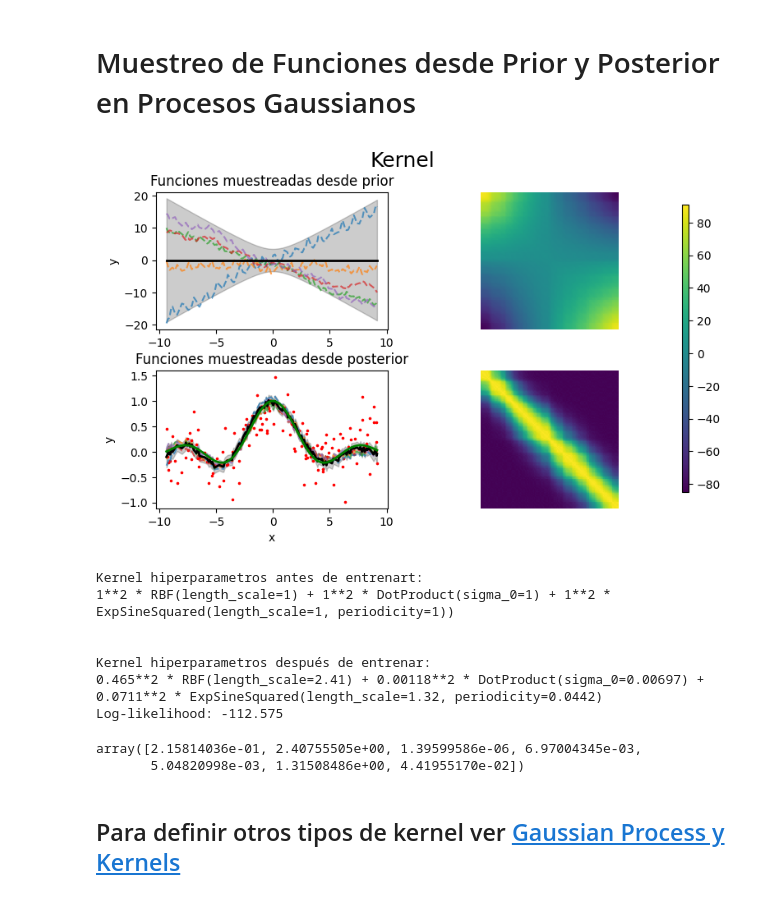
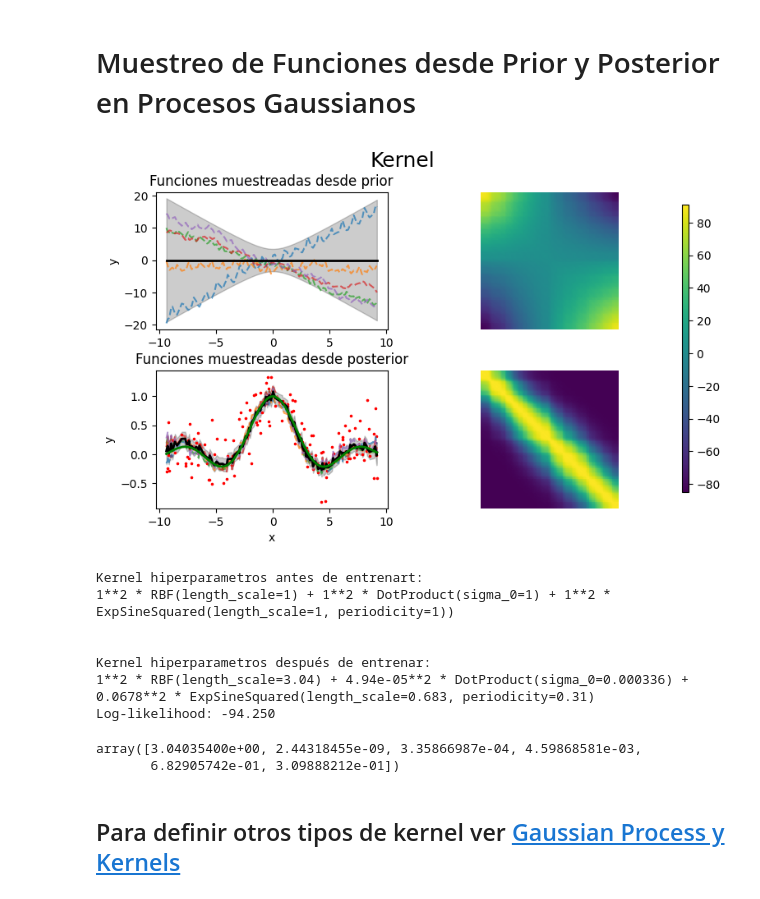
Before and after one commit to amalvarezme/AprendizajeMaquina, a Jupyter notebook: 2_Kernels_GaussianProcess/2_GaussianProcess_Regression.ipynb, the cells around one changed output. Saved outputs shown, nothing was run; the diff lists cells and outputs as text; code cells hidden in the pictures.

```diff
--- a/2_Kernels_GaussianProcess/2_GaussianProcess_Regression.ipynb
+++ b/2_Kernels_GaussianProcess/2_GaussianProcess_Regression.ipynb
@@ -249,7 +249,7 @@ ind_ = np.argsort(X_test,axis=0).reshape(-1)
 #definir gpr
 alpha = 0.1#*1/np.var(y_train)#1e-5
 #kernel
-kernel = ConstantKernel(constant_value=1.0, constant_value_bounds=(0.0, 10.0))*RBF(length_scale=1,length_scale_bounds=(1e-1, 10.0))+ConstantKernel(constant_value=1.0, constant_value_bounds=(0.0, 10.0))*DotProduct(sigma_0=1.0, sigma_0_bounds=(1e-05, 100000.0))+ConstantKernel(constant_value=1.0, constant_value_bounds=(0.0, 10.0))*ExpSineSquared(length_scale=1.0, periodicity=1.0, length_scale_bounds=(1e-05, 100000.0), periodicity_bounds=(1e-05, 100000.0))
+kernel = ConstantKernel(constant_value=1.0, constant_value_bounds='fixed')*RBF(length_scale=1,length_scale_bounds=(1e-1, 10.0))+ConstantKernel(constant_value=1.0, constant_value_bounds=(0.0, 10.0))*DotProduct(sigma_0=1.0, sigma_0_bounds=(1e-05, 100000.0))+ConstantKernel(constant_value=1.0, constant_value_bounds=(0.0, 10.0))*ExpSineSquared(length_scale=1.0, periodicity=1.0, length_scale_bounds=(1e-05, 100000.0), periodicity_bounds=(1e-05, 100000.0))
 #crear gpr
 gpr = GaussianProcessRegressor(kernel=kernel, alpha=alpha, random_state=0)#crear objeto gpr
 
@@ -275,46 +275,46 @@ plot_gpr_samples(gpr,  X_test[ind_,0].reshape(-1,1), X_test[ind_,0].ravel(),
 axs[1,0].scatter(X_test[ind_, 0], y_test[ind_], color="red",marker='.',s=10)
 axs[1,0].plot(X_test[ind_, 0], y[test_i][ind_], color="g",lw=2) #target ytest
 axs[1,0].set_title("Funciones muestreadas desde posterior")
 
 # plot kernel posterior después de entrenar
 K_posterior = gpr.kernel_(X_test[ind_,0].reshape(-1,1),X_test[ind_,0].reshape(-1,1))
 axs[1,1].imshow(K_posterior)
 axs[1,1].axis('off')
 
 
 cax = fig.add_axes([0.925, 0.15, 0.01, 0.7])
 norm = matplotlib.colors.Normalize(vmin=min(np.append(K_prior.ravel(),K_posterior.ravel())),
                                    vmax=max(np.append(K_prior.ravel(),K_posterior.ravel())))
 sm = plt.cm.ScalarMappable(cmap=None, norm=norm)
 #sm.set_array([])
 cbar = plt.colorbar(sm,cax=cax)
 
 
 fig.suptitle("Kernel", fontsize=18)
 plt.subplots_adjust(hspace=0.3)
 #plt.tight_layout()
 
 plt.show()
 
 print(f"Kernel hiperparametros antes de entrenart:\n{kernel})")
 print(
     f"\n\nKernel hiperparametros después de entrenar: \n{gpr.kernel_} \n"
     f"Log-likelihood: {gpr.log_marginal_likelihood(gpr.kernel_.theta):.3f}\n\n"
 )
 # %% [output]
-[figure, old version]
+[figure, new version]
 Kernel hiperparametros antes de entrenart:
 1**2 * RBF(length_scale=1) + 1**2 * DotProduct(sigma_0=1) + 1**2 * ExpSineSquared(length_scale=1, periodicity=1))
 
 
 Kernel hiperparametros después de entrenar:
-0.465**2 * RBF(length_scale=2.41) + 0.00118**2 * DotProduct(sigma_0=0.00697) + 0.0711**2 * ExpSineSquared(length_scale=1.32, periodicity=0.0442)
-Log-likelihood: -112.575
+1**2 * RBF(length_scale=3.04) + 4.94e-05**2 * DotProduct(sigma_0=0.000336) + 0.0678**2 * ExpSineSquared(length_scale=0.683, periodicity=0.31)
+Log-likelihood: -94.250
 # %%
 np.exp(gpr.kernel_.theta)#hiperparametros optimizados por el GPR
 # %% [output]
-array([2.15814036e-01, 2.40755505e+00, 1.39599586e-06, 6.97004345e-03,
-       5.04820998e-03, 1.31508486e+00, 4.41955170e-02])
+array([3.04035400e+00, 2.44318455e-09, 3.35866987e-04, 4.59868581e-03,
+       6.82905742e-01, 3.09888212e-01])
 # %% [markdown]
 ## Para definir otros tipos de kernel ver [Gaussian Process y Kernels](https://scikit-learn.org/stable/modules/gaussian_process.html)
 # %% [markdown]
```
Also changed, not shown: parts of 2 cells of this notebook.
